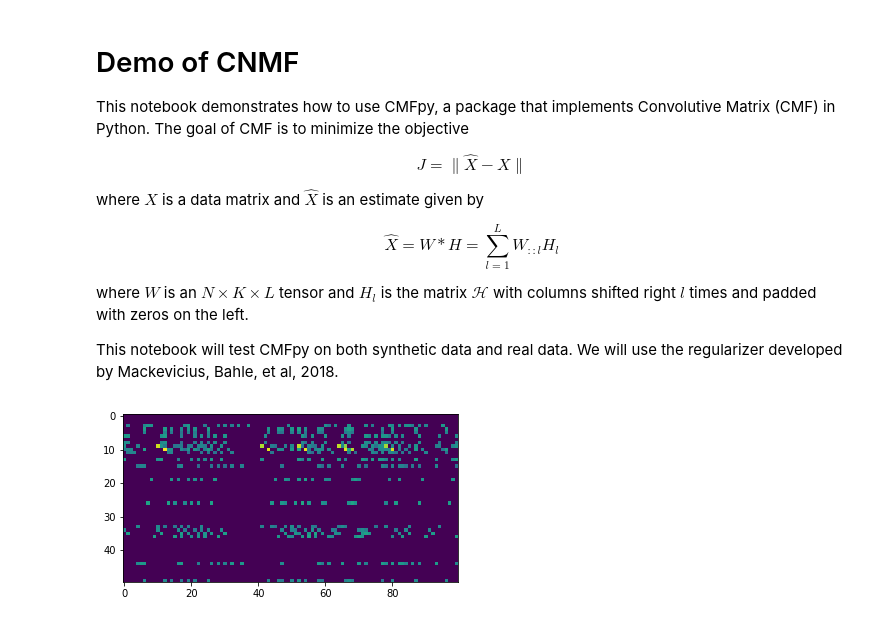
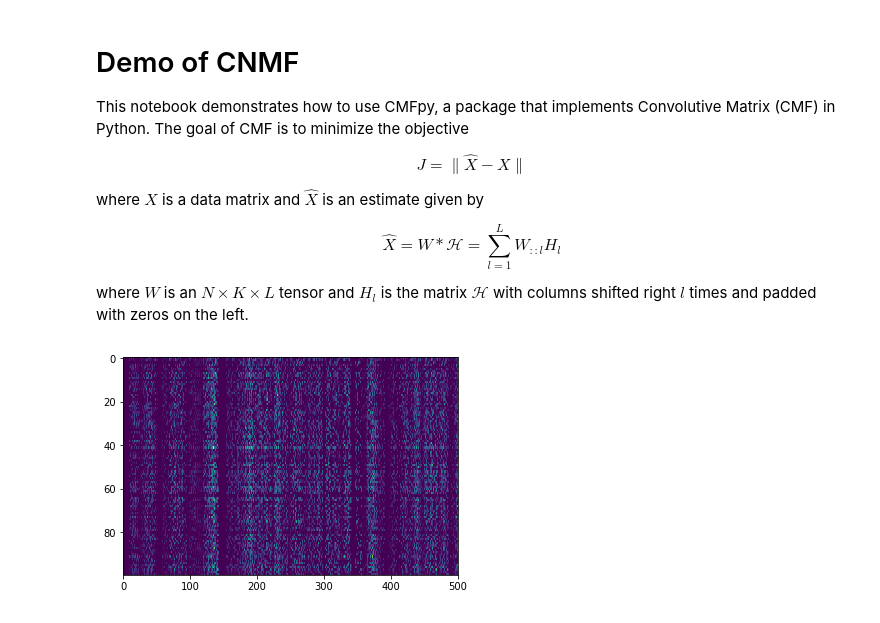
Before and after one commit to degleris1/cmfpy, a Jupyter notebook: examples/demo_synthetic.ipynb, the cells around one changed output. Saved outputs shown, nothing was run; the diff lists cells and outputs as text; code cells hidden in the pictures.

Commit message:
improvements to synthetic dataset (#22)

```diff
--- a/examples/demo_synthetic.ipynb
+++ b/examples/demo_synthetic.ipynb
@@ -7,9 +7,7 @@ $$ J = \| \hat{X} - X \| $$
 
 where $X$ is a data matrix and $\hat{X}$ is an estimate given by
 
-$$ \hat{X} = W * H = \sum_{l=1}^{L} W_{::l} H_l $$
+$$ \hat{X} = W * \mathcal{H} = \sum_{l=1}^{L} W_{::l} H_l $$
 
 where $W$ is an $N \times K \times L$ tensor and $H_l$ is the matrix $\mathcal{H}$ with columns shifted right $l$ times and padded with zeros on the left.
-
-This notebook will test CMFpy on both synthetic data and real data.  We will use the regularizer developed by Mackevicius, Bahle, et al, 2018.
 # %%
@@ -23,17 +21,19 @@ from cmfpy.datasets import Synthetic  # Synthetic dataset
 # %%
 # Generate data
 
-synth_dataset = Synthetic(n_components=2,
-                          n_features=50,
+synth_dataset = Synthetic(n_components=3,
+                          n_features=100,
                           n_lags=10,
-                          n_timebins=100,
-                          sparsity=0.75,
+                          n_timebins=500,
+                          W_sparsity=.7,
+                          H_sparsity=.9,
+                          noise_scale=0.0,
                           seed=0)
 
 data = synth_dataset.generate()
-plt.imshow(data)
+plt.imshow(data, aspect='auto')
 plt.show()
 # %% [output]
-[figure, old version]
+[figure, new version]
 # %%
 # Fit model
```
Also changed, not shown: parts of 4 cells of this notebook, 2 other files.
